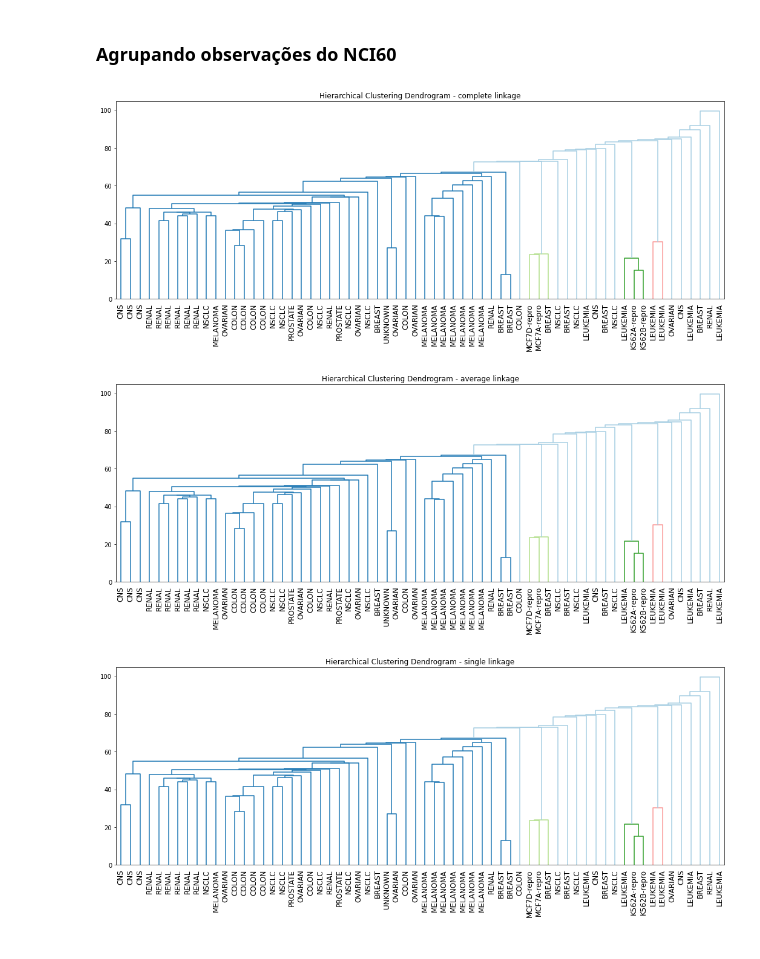
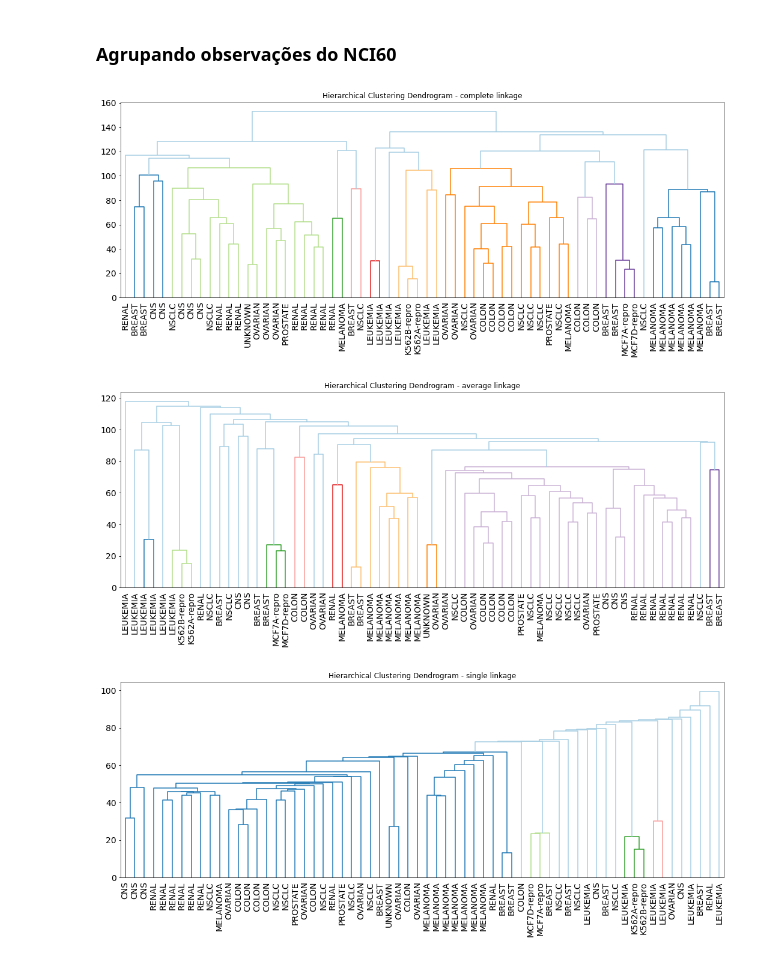
Before and after one commit to guyrux/ISL, a Jupyter notebook: ch10_unsupervised_learning/ch10_01_exercicios.ipynb, the cells around one changed output. Cells and saved outputs as stored; diff of their text form; code cells hidden in the pictures.

```diff
--- a/ch10_unsupervised_learning/ch10_01_exercicios.ipynb
+++ b/ch10_unsupervised_learning/ch10_01_exercicios.ipynb
@@ -23,6 +23,8 @@ axes_style = "ticks"
 
 linha = 50*"-"
 # %%
+# Função pega em https://scikit-learn.org/stable/auto_examples/cluster/plot_agglomerative_dendrogram.html
+
 def plot_dendrogram(model, **kwargs):
     # Create linkage matrix and then plot the dendrogram
 
@@ -38,8 +40,7 @@ def plot_dendrogram(model, **kwargs):
                 current_count += counts[child_idx - n_samples]
         counts[i] = current_count
 
-    linkage_matrix = np.column_stack([model.children_, model.distances_,
-                                      counts]).astype(float)
+    linkage_matrix = np.column_stack([model.children_, model.distances_, counts]).astype(float)
 
     # Plot the corresponding dendrogram
     dendrogram(linkage_matrix, **kwargs)
@@ -287,21 +283,22 @@ plt.ylim([0, 1]);
 # %%
 list_linkage = ["complete", "average", "single"]
 
 for linkage_type in list_linkage:
 
-    model = AgglomerativeClustering(distance_threshold=0, n_clusters=None, linkage="single")
+    model = AgglomerativeClustering(n_clusters=None, distance_threshold=0, linkage=linkage_type)
 
     model = model.fit(df_scaled_pca.drop(["labs"], axis=1), df_scaled_pca["labs"].values)
 
     # plot the top three levels of the dendrogram
     plt.figure(figsize=(18, 6))
     plt.title('Hierarchical Clustering Dendrogram - '+linkage_type+' linkage')
     plot_dendrogram(model, truncate_mode='level', p=len(df_scaled_pca["labs"].values),
                     labels=df_scaled_pca["labs"].values.tolist())
     plt.xticks(rotation=90)
-    plt.xticks(fontsize=12)
+    plt.xticks(fontsize=14)
+    plt.yticks(fontsize=14)
     plt.show()
 # %% [output]
-[figure, old version]
+[figure, new version]
-[figure, old version]
+[figure, new version]
-[figure, old version]
+[figure, new version]
```
Also changed, not shown: parts of 7 cells of this notebook.
